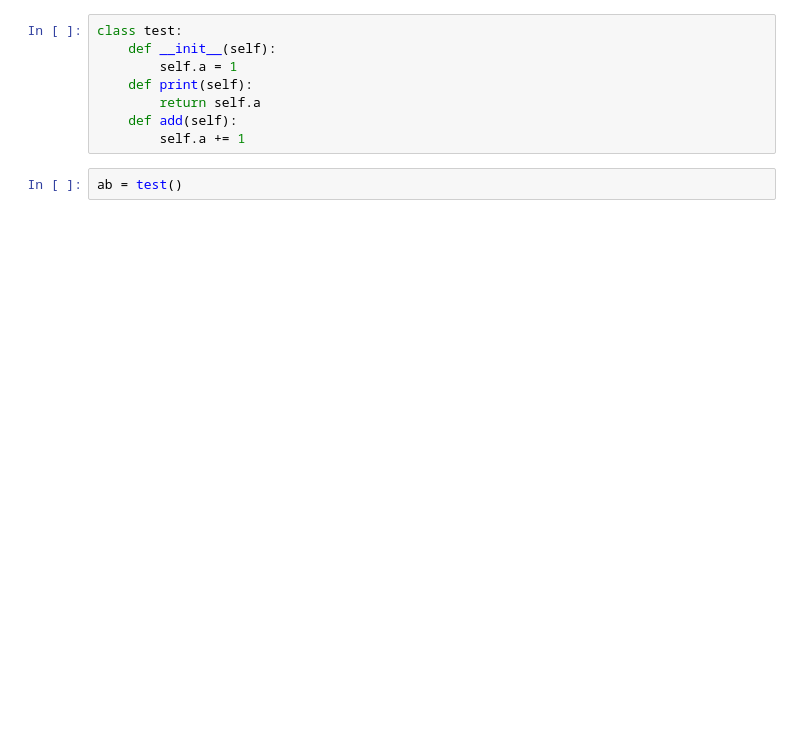
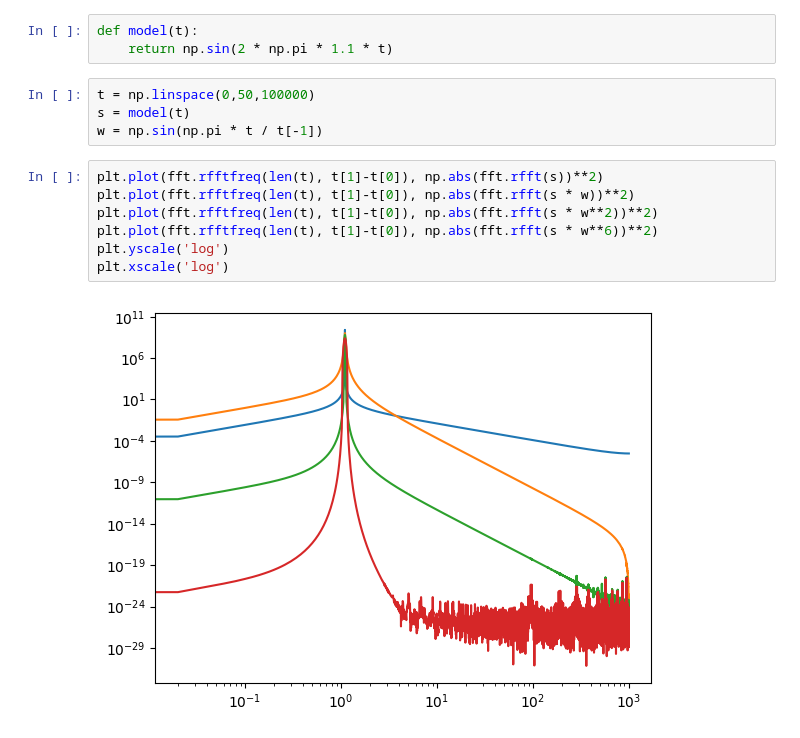
Before and after one commit to hjkim0620/ULDM_HarmonicOscillator, a Jupyter notebook: 2_Test.ipynb, the cells around one changed output. Drawn from its saved outputs; the diff is of its cells as text; blank space fills up the shorter version.

```diff
--- a/2_Test.ipynb
+++ b/2_Test.ipynb
@@ -60,10 +12,16 @@ IndexError: tuple index out of range
-# %%
-class test:
-    def __init__(self):
-        self.a = 1
-    def print(self):
-        return self.a
-    def add(self):
-        self.a += 1
-# %%
-ab = test()
+# %%
+def model(t):
+    return np.sin(2 * np.pi * 1.1 * t)
+# %%
+t = np.linspace(0,50,100000)
+s = model(t)
+w = np.sin(np.pi * t / t[-1])
+# %%
+plt.plot(fft.rfftfreq(len(t), t[1]-t[0]), np.abs(fft.rfft(s))**2)
+plt.plot(fft.rfftfreq(len(t), t[1]-t[0]), np.abs(fft.rfft(s * w))**2)
+plt.plot(fft.rfftfreq(len(t), t[1]-t[0]), np.abs(fft.rfft(s * w**2))**2)
+plt.plot(fft.rfftfreq(len(t), t[1]-t[0]), np.abs(fft.rfft(s * w**6))**2)
+plt.yscale('log')
+plt.xscale('log')
+# %% [output]
+[figure, added]
```
Also changed, not shown: parts of 15 cells of this notebook, 2 other files.
